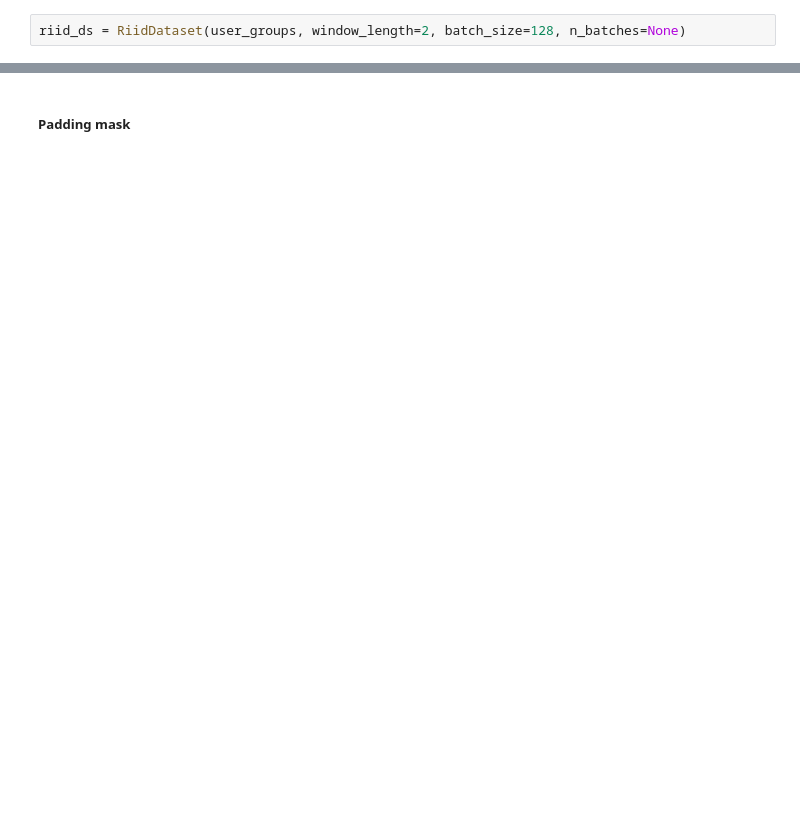
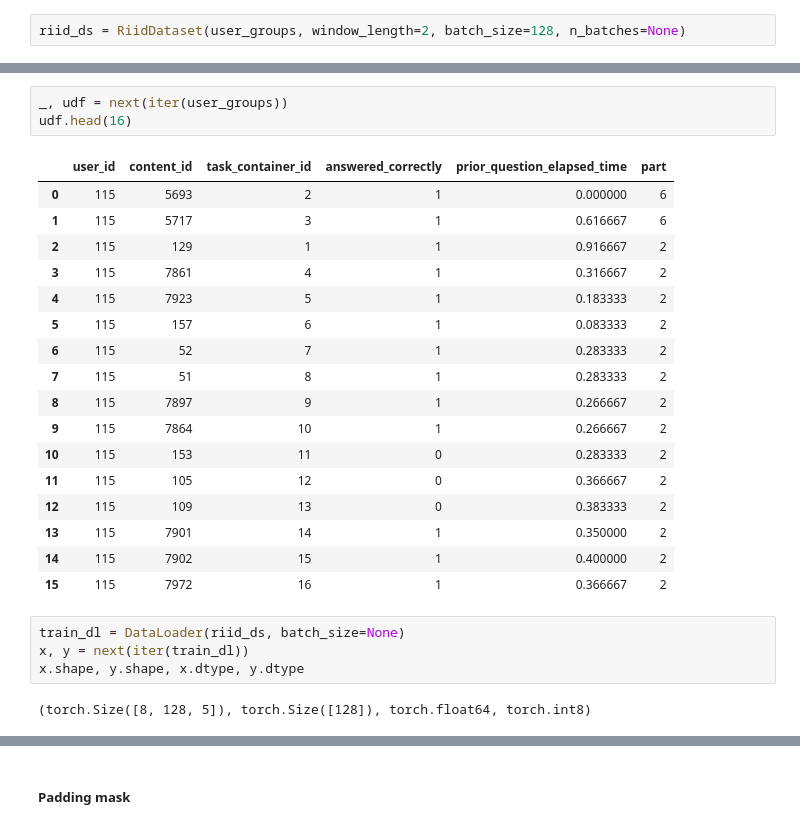
Before and after one commit to nisarahamedk/kaggle-riid, a Jupyter notebook: notebooks/riid-pytorch-transformers.ipynb, the cells around one changed output, grey strips where cells are left out. Cells and saved outputs as stored; diff of their text form; blank space fills up the shorter version.

Commit message:
added variable length riid dataset

```diff
--- a/notebooks/riid-pytorch-transformers.ipynb
+++ b/notebooks/riid-pytorch-transformers.ipynb
@@ -219,3 +305,30 @@ x.shape, y.shape, x.dtype, y.dtype
+# %%
+_, udf = next(iter(user_groups))
+udf.head(16)
+# %% [output]
+|  | user_id | content_id | task_container_id | answered_correctly | prior_question_elapsed_time | part |
+| 0 | 115 | 5693 | 2 | 1 | 0.000000 | 6 |
+| 1 | 115 | 5717 | 3 | 1 | 0.616667 | 6 |
+| 2 | 115 | 129 | 1 | 1 | 0.916667 | 2 |
+| 3 | 115 | 7861 | 4 | 1 | 0.316667 | 2 |
+| 4 | 115 | 7923 | 5 | 1 | 0.183333 | 2 |
+| 5 | 115 | 157 | 6 | 1 | 0.083333 | 2 |
+| 6 | 115 | 52 | 7 | 1 | 0.283333 | 2 |
+| 7 | 115 | 51 | 8 | 1 | 0.283333 | 2 |
+| 8 | 115 | 7897 | 9 | 1 | 0.266667 | 2 |
+| 9 | 115 | 7864 | 10 | 1 | 0.266667 | 2 |
+| 10 | 115 | 153 | 11 | 0 | 0.283333 | 2 |
+| 11 | 115 | 105 | 12 | 0 | 0.366667 | 2 |
+| 12 | 115 | 109 | 13 | 0 | 0.383333 | 2 |
+| 13 | 115 | 7901 | 14 | 1 | 0.350000 | 2 |
+| 14 | 115 | 7902 | 15 | 1 | 0.400000 | 2 |
+| 15 | 115 | 7972 | 16 | 1 | 0.366667 | 2 |
+# %%
+train_dl = DataLoader(riid_ds, batch_size=None)
+x, y = next(iter(train_dl))
+x.shape, y.shape, x.dtype, y.dtype
+# %% [output]
+(torch.Size([8, 128, 5]), torch.Size([128]), torch.float64, torch.int8)
 # %%
 y
 # %% [output]
```
Also changed, not shown: parts of 22 cells of this notebook.
